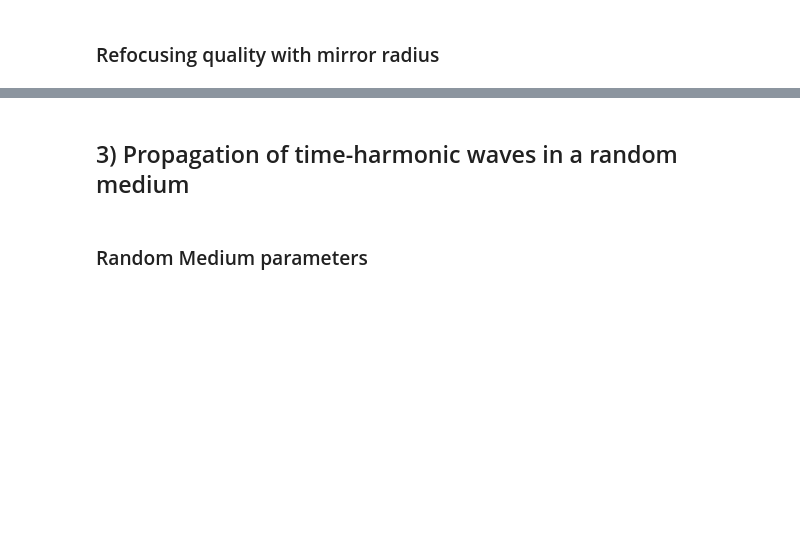
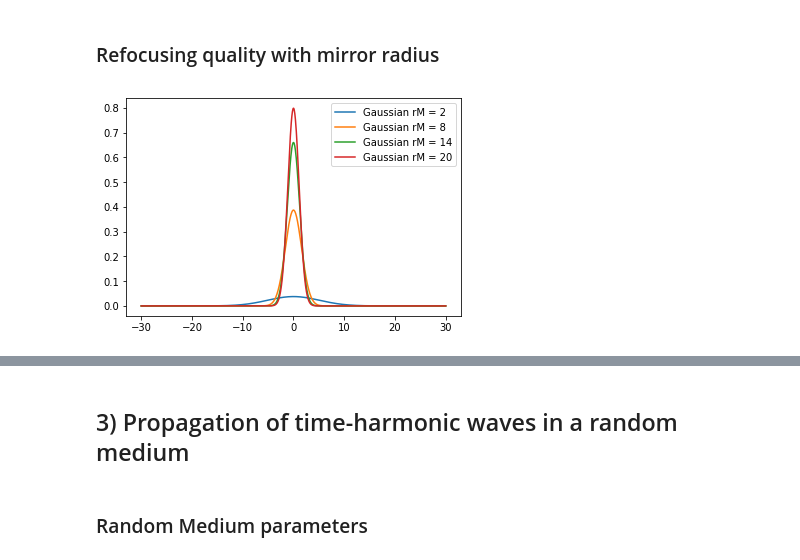
Before and after one commit to ClementLalanne/projet-garnier, a Jupyter notebook: Experiments.ipynb, the cells around one changed output, grey strips where cells are left out. Drawn from its saved outputs; the diff is of its cells as text; code cells hidden in the pictures; blank space fills up the shorter version.

```diff
--- a/Experiments.ipynb
+++ b/Experiments.ipynb
@@ -197,6 +211,8 @@ plt.show()
 # %%
 radii = np.linspace(2, 20, 4)
 for r in radii:
-    plt.plot(points, np.absolute(D_tr(Phi0, L, k, gaussian_mirror(r))) ** 2, label='r = {}'.format(int(r)))
+    plt.plot(points, np.absolute(D_tr(Phi0, L, k, gaussian_mirror(r))) ** 2, label='Gaussian rM = {}'.format(int(r)))
 plt.legend()
 plt.show()
+# %% [output]
+[figure, added]
```
Also changed, not shown: parts of 14 cells of this notebook.
